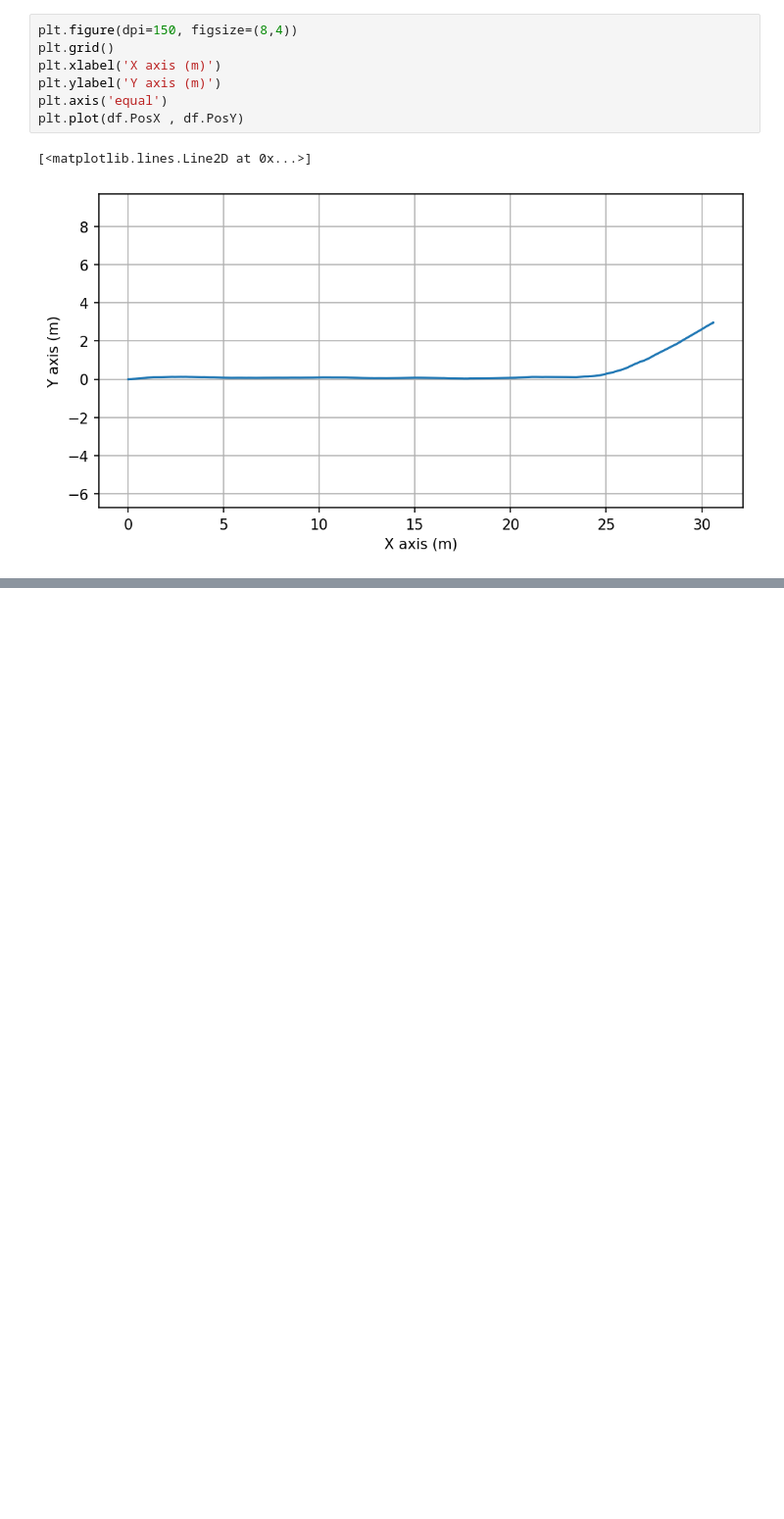
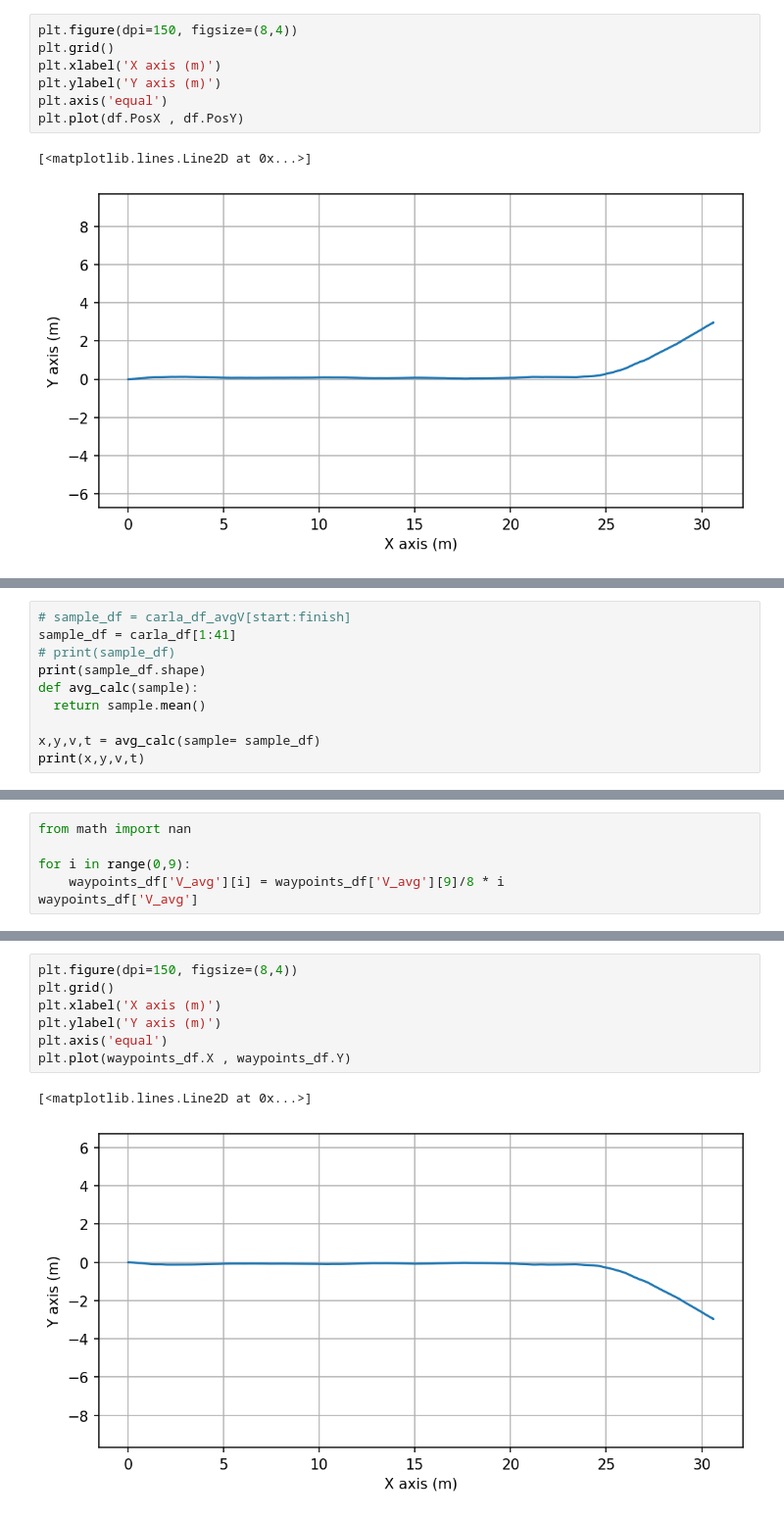
Before and after one commit to mfkiwl/IMU-Velcoity-Position, a Jupyter notebook: wayPointsGenration.ipynb, the cells around one changed output, grey strips where cells are left out. Shown at 98% size. Cells and saved outputs as stored; diff of their text form; blank space fills up the shorter version.

```diff
--- a/wayPointsGenration.ipynb
+++ b/wayPointsGenration.ipynb
@@ -97,0 +164,10 @@ plt.plot(df.PosX , df.PosY)
+# %%
+# sample_df = carla_df_avgV[start:finish]
+sample_df = carla_df[1:41]
+# print(sample_df)
+print(sample_df.shape)
+def avg_calc(sample):
+  return sample.mean()
+
+x,y,v,t = avg_calc(sample= sample_df)
+print(x,y,v,t)
@@ -97,0 +232,6 @@ plt.plot(df.PosX , df.PosY)
+# %%
+from math import nan
+
+for i in range(0,9):
+    waypoints_df['V_avg'][i] = waypoints_df['V_avg'][9]/8 * i
+waypoints_df['V_avg']
@@ -97,0 +251,10 @@ plt.plot(df.PosX , df.PosY)
+# %%
+plt.figure(dpi=150, figsize=(8,4))
+plt.grid()
+plt.xlabel('X axis (m)')
+plt.ylabel('Y axis (m)')
+plt.axis('equal')
+plt.plot(waypoints_df.X , waypoints_df.Y)
+# %% [output]
+[<matplotlib.lines.Line2D at 0x...>]
+[figure, added]
```
Also changed, not shown: parts of 18 cells of this notebook.
